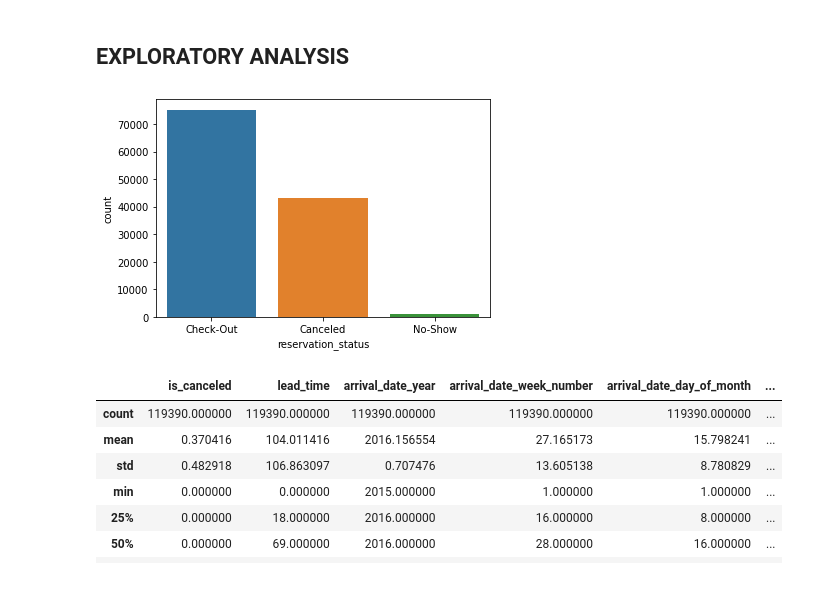
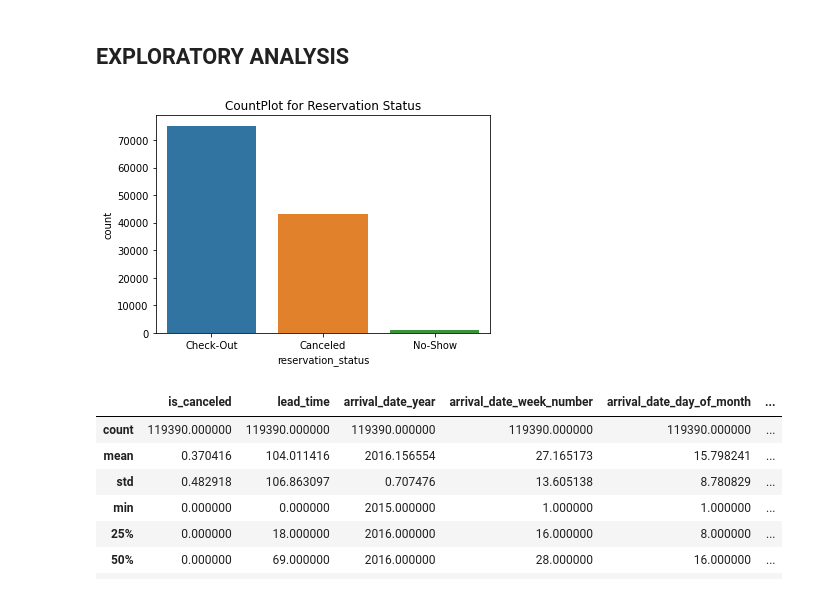
Before and after one commit to JonRivera/Hotel_Check_Out_Project, a Jupyter notebook: notebooks/Unit2_Build_Week_Note_Book_v1.ipynb, the cells around one changed output. Drawn from its saved outputs; the diff is of its cells as text; code cells hidden in the pictures.

```diff
--- a/notebooks/Unit2_Build_Week_Note_Book_v1.ipynb
+++ b/notebooks/Unit2_Build_Week_Note_Book_v1.ipynb
@@ -56,9 +60,10 @@ df = pd.read_csv("https://raw.githubusercontent.com/JonRivera/JonRivera.github.i
 ## EXPLORATORY ANALYSIS
 # %%
 target = 'reservation_status'
-sns.countplot(df['reservation_status']);
+sns.countplot(df['reservation_status'])
+plt.title('CountPlot for Reservation Status');
 # %% [output]
-[figure, old version]
+[figure, new version]
 # %%
 df.describe()
 # %% [output]
```
Also changed, not shown: parts of 38 cells of this notebook, 2 other files.
